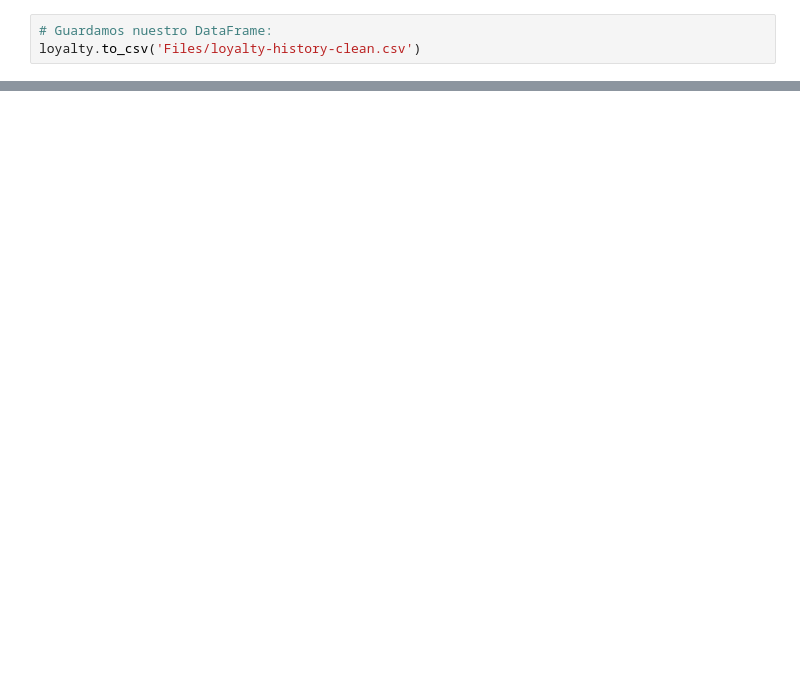
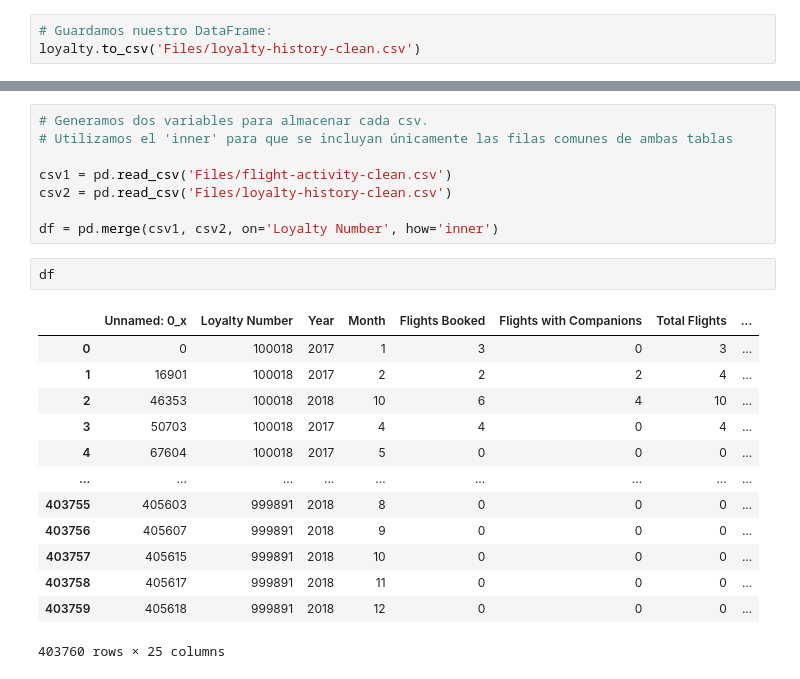
Before and after one commit to Adalab/bda-modulo-3-evaluacion-final-nerearial, a Jupyter notebook: bda-modulo-3-evaluacion-final-nerearial.ipynb, the cells around one changed output, grey strips where cells are left out. Saved outputs shown, nothing was run; the diff lists cells and outputs as text; blank space fills up the shorter version.

Commit message:
merge

```diff
--- a/bda-modulo-3-evaluacion-final-nerearial.ipynb
+++ b/bda-modulo-3-evaluacion-final-nerearial.ipynb
@@ -454,0 +472,24 @@ loyalty.to_csv('Files/loyalty-history-clean.csv')
+# %%
+# Generamos dos variables para almacenar cada csv.
+# Utilizamos el 'inner' para que se incluyan únicamente las filas comunes de ambas tablas
+
+csv1 = pd.read_csv('Files/flight-activity-clean.csv')
+csv2 = pd.read_csv('Files/loyalty-history-clean.csv')
+
+df = pd.merge(csv1, csv2, on='Loyalty Number', how='inner')
+# %%
+df
+# %% [output]
+|  | Unnamed: 0_x | Loyalty Number | Year | Month | Flights Booked | Flights with Companions | Total Flights | ... |
+| 0 | 0 | 100018 | 2017 | 1 | 3 | 0 | 3 | ... |
+| 1 | 16901 | 100018 | 2017 | 2 | 2 | 2 | 4 | ... |
+| 2 | 46353 | 100018 | 2018 | 10 | 6 | 4 | 10 | ... |
+| 3 | 50703 | 100018 | 2017 | 4 | 4 | 0 | 4 | ... |
+| 4 | 67604 | 100018 | 2017 | 5 | 0 | 0 | 0 | ... |
+| ... | ... | ... | ... | ... | ... | ... | ... | ... |
+| 403755 | 405603 | 999891 | 2018 | 8 | 0 | 0 | 0 | ... |
+| 403756 | 405607 | 999891 | 2018 | 9 | 0 | 0 | 0 | ... |
+| 403757 | 405615 | 999891 | 2018 | 10 | 0 | 0 | 0 | ... |
+| 403758 | 405617 | 999891 | 2018 | 11 | 0 | 0 | 0 | ... |
+| 403759 | 405618 | 999891 | 2018 | 12 | 0 | 0 | 0 | ... |
+403760 rows × 25 columns
```
Also changed, not shown: parts of 3 cells of this notebook.
